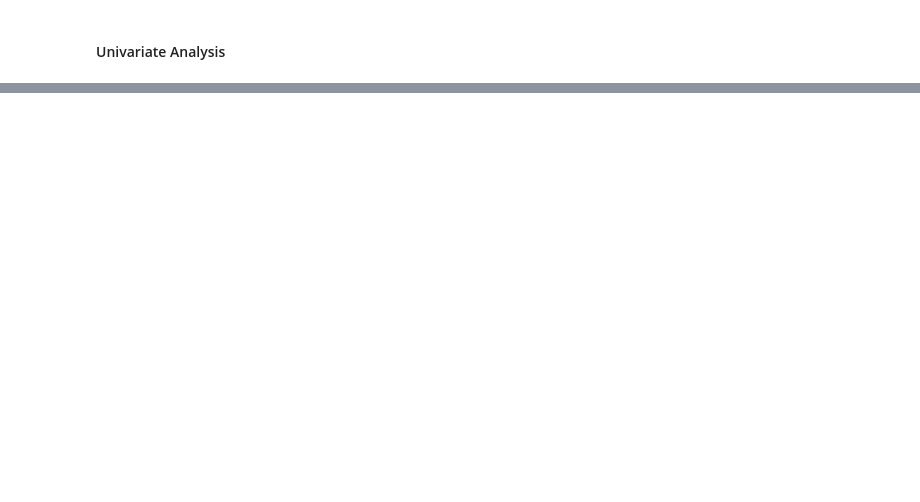
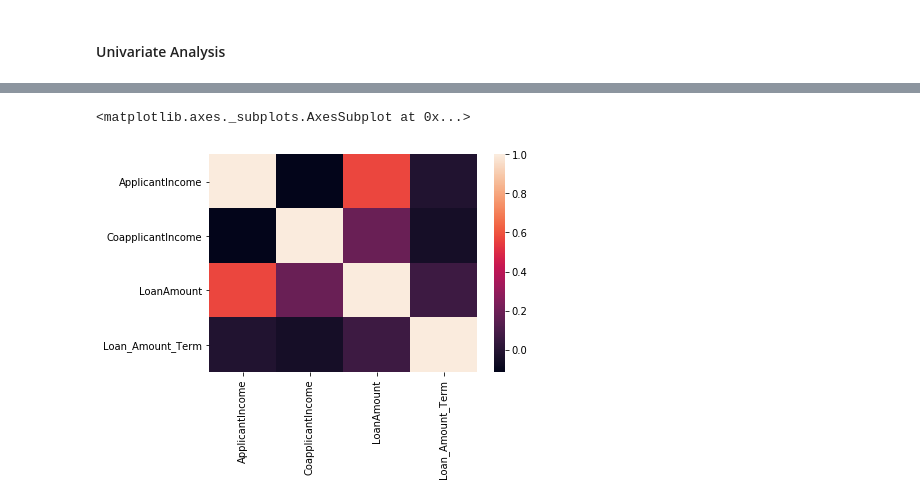
Before and after one commit to nov012017/Code, a Jupyter notebook: Projects/Loan Prediction/LoanPrediction.ipynb, the cells around one changed output, grey strips where cells are left out. Cells and saved outputs as stored; diff of their text form; code cells hidden in the pictures; blank space fills up the shorter version.

```diff
--- a/Projects/Loan Prediction/LoanPrediction.ipynb
+++ b/Projects/Loan Prediction/LoanPrediction.ipynb
@@ -235,0 +259,3 @@ sns.countplot(new_df['Gender'])
+# %%
+corr=pd.DataFrame(new_df.select_dtypes(include=['int64','float64']).corr())
+print(corr)
@@ -235,0 +274,5 @@ sns.countplot(new_df['Gender'])
+# %%
+sns.heatmap(corr)
+# %% [output]
+<matplotlib.axes._subplots.AxesSubplot at 0x...>
+[figure, added]
```
Also changed, not shown: parts of 52 cells of this notebook.
